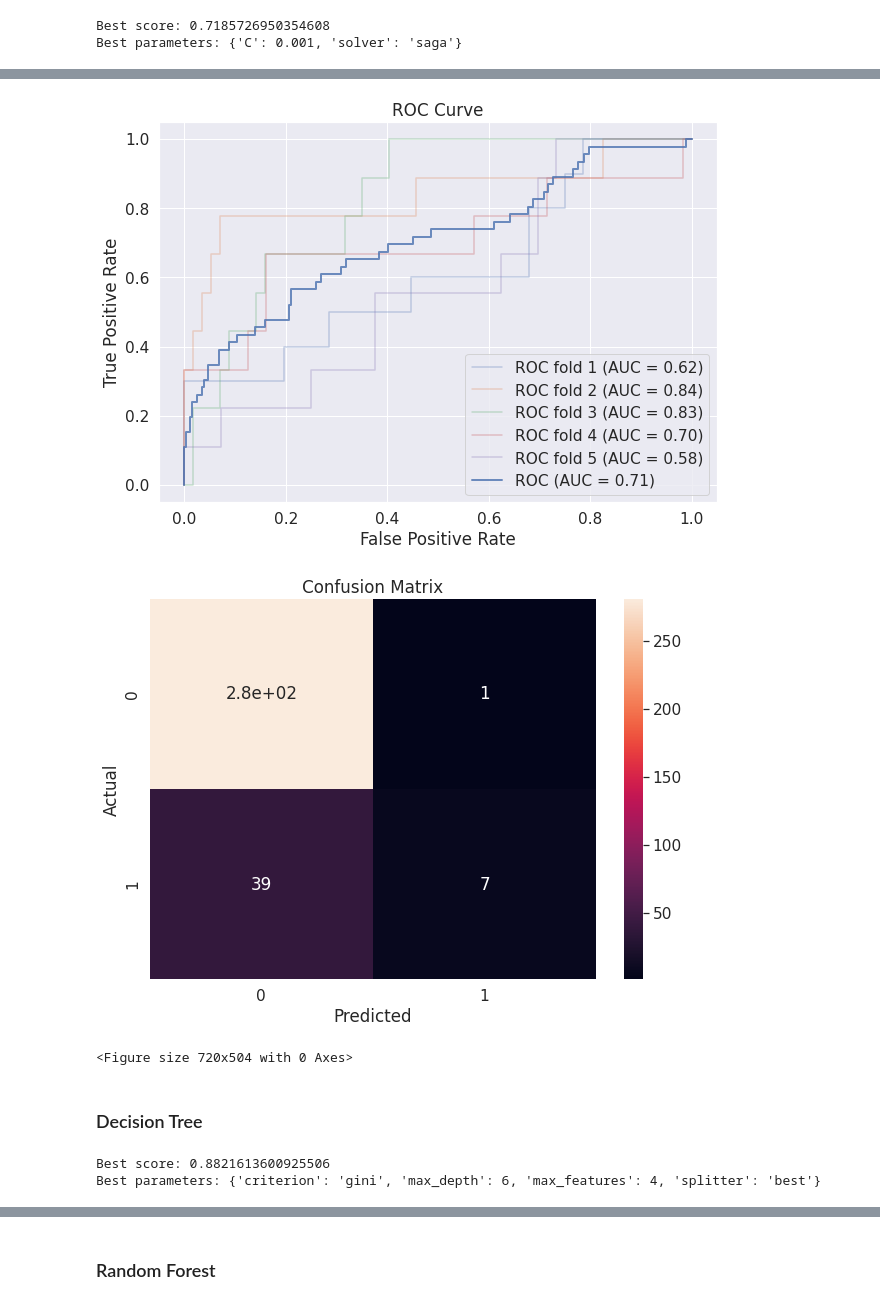
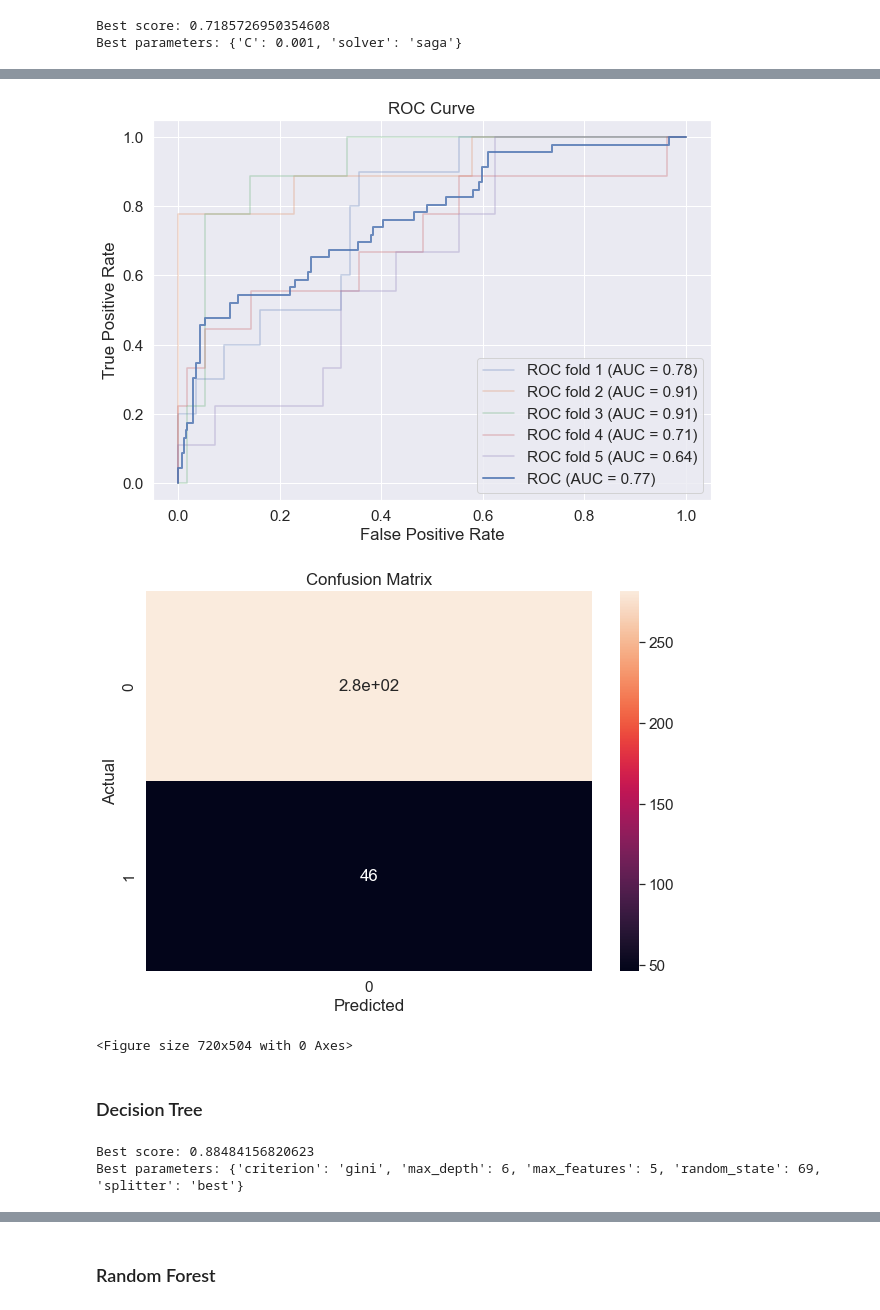
Before and after one commit to Diogogrosario/FEUP-AC, a Jupyter notebook: AC_proj.ipynb, the cells around one changed output, grey strips where cells are left out. Saved outputs shown, nothing was run; the diff lists cells and outputs as text; code cells hidden in the pictures.

Commit message:
Outlier handling. Data scaling. Parameter tuning - gradient boosting. Fixed submit_test

```diff
--- a/AC_proj.ipynb
+++ b/AC_proj.ipynb
@@ -886,12 +956,21 @@ def smote(train, train_classes):
+# %%
+def scale_data(df):
+    scaler = StandardScaler()
+    df = scaler.fit_transform(df)
+    return df
 # %% [markdown]
 #### Stratified Cross Validation
 # %%
-def train_model(model, train, test, fold_no, do_smote):
+def train_model(model, train, test, fold_no, do_smote, scaling=False):
 
     X_train = train[train.columns.difference(['status'])]
     y_train = train['status']
     X_test = test[test.columns.difference(["status"])]
     y_test = test['status']
+
+    if(scaling):
+        X_train = scale_data(X_train)
+        X_test = scale_data(X_test)
 
     if do_smote:
         X_train, y_train = smote(X_train,y_train)
@@ -911,7 +990,7 @@ def train_model(model, train, test, fold_no, do_smote):
 
     return (model, X_train, y_train, X_test, y_test, predictions_proba, predictions)
 
-def cross_val(model, df, n_splits, do_smote):
+def cross_val(model, df, n_splits, do_smote, scaling=False):
     results = []
     target = df['status'].values
     skf = StratifiedKFold(n_splits=n_splits)
@@ -920,7 +999,8 @@ def cross_val(model, df, n_splits, do_smote):
     for train_index, test_index in skf.split(df, target):
         train = df.iloc[train_index]
         test = df.iloc[test_index]
-        results.append(train_model(model, train, test, fold_no, do_smote))
+
+        results.append(train_model(model, train, test, fold_no, do_smote, scaling))
         fold_no += 1
 
     y_test_all = []
@@ -950,9 +1030,9 @@ def cross_val(model, df, n_splits, do_smote):
 
     return (y_test_all, predictions_proba_all, predictions_all)
 # %%
-def perform_classification(model, train, fold_no, do_smote, is_regression=False):
+def perform_classification(model, train, fold_no, do_smote, is_regression=False, scaling=False):
     train = train.drop(columns=["loan_id"])
-    (testing_classes, predictions_proba, predictions) = cross_val(model, train, fold_no, do_smote)
+    (testing_classes, predictions_proba, predictions) = cross_val(model, train, fold_no, do_smote, scaling)
     plt.figure()
     plt.draw()
 
@@ -1020,6 +1104,8 @@ def submit_test(model, train, test):
 #print(y_pred)
 # %% [markdown]
 ### Logistic Regression
+# %%
+merge_train = pd.read_csv('merge_train.csv')
 # %%
 logreg = LogisticRegression(C=0.001, solver='sag', max_iter=50000)
 # %%
@@ -1044,7 +1130,7 @@ Best score: 0.7185726950354608
 Best parameters: {'C': 0.001, 'solver': 'saga'}
 # %%
 do_smote=False
-perform_classification(logreg, merge_train, 5, do_smote, True)
+perform_classification(logreg, merge_train, 5, do_smote, scaling=True)
 # %% [output]
 Classification Report:
               precision    recall  f1-score   support
@@ -1067,5 +1144,5 @@ R Squared: -0.011409189022510091
-[figure, old version]
+[figure, new version]
-[figure, old version]
+[figure, new version]
 <Figure size 720x504 with 0 Axes>
 # %% [markdown]
 ### Decision Tree
@@ -1075,9 +1152,10 @@ dtc = DecisionTreeClassifier(criterion='entropy', max_depth=6, max_features=5, s
 parameter_grid = {'criterion': ['gini', 'entropy'],
                   'splitter': ['best', 'random'],
                   'max_depth': [1, 2, 3, 4, 5, 6],
-                  'max_features': [1, 2, 3, 4, 5]}
+                  'max_features': [1, 2, 3, 4, 5],
+                 "random_state":[69]}
 
-cross_validation = StratifiedKFold(n_splits=2)
+cross_validation = StratifiedKFold(n_splits=5)
 
 
 grid_search = GridSearchCV(dtc,
@@ -1090,6 +1168,6 @@ grid_search.fit(X_train_decision, y_train_decision)
 print('Best score: {}'.format(grid_search.best_score_))
 print('Best parameters: {}'.format(grid_search.best_params_))
 # %% [output]
-Best score: 0.8821613600925506
-Best parameters: {'criterion': 'gini', 'max_depth': 6, 'max_features': 4, 'splitter': 'best'}
+Best score: 0.88484156820623
+Best parameters: {'criterion': 'gini', 'max_depth': 6, 'max_features': 5, 'random_state': 69, 'splitter': 'best'}
 # %%
```
Also changed, not shown: parts of 26 cells of this notebook, 4 other files.
